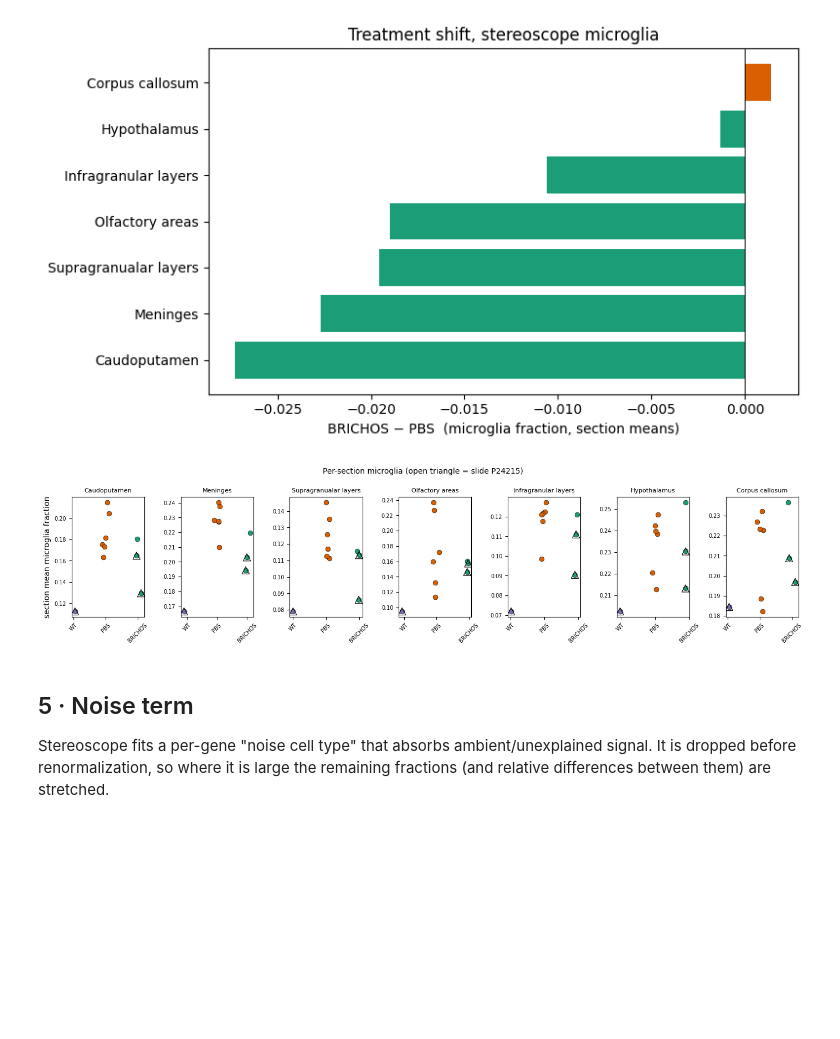
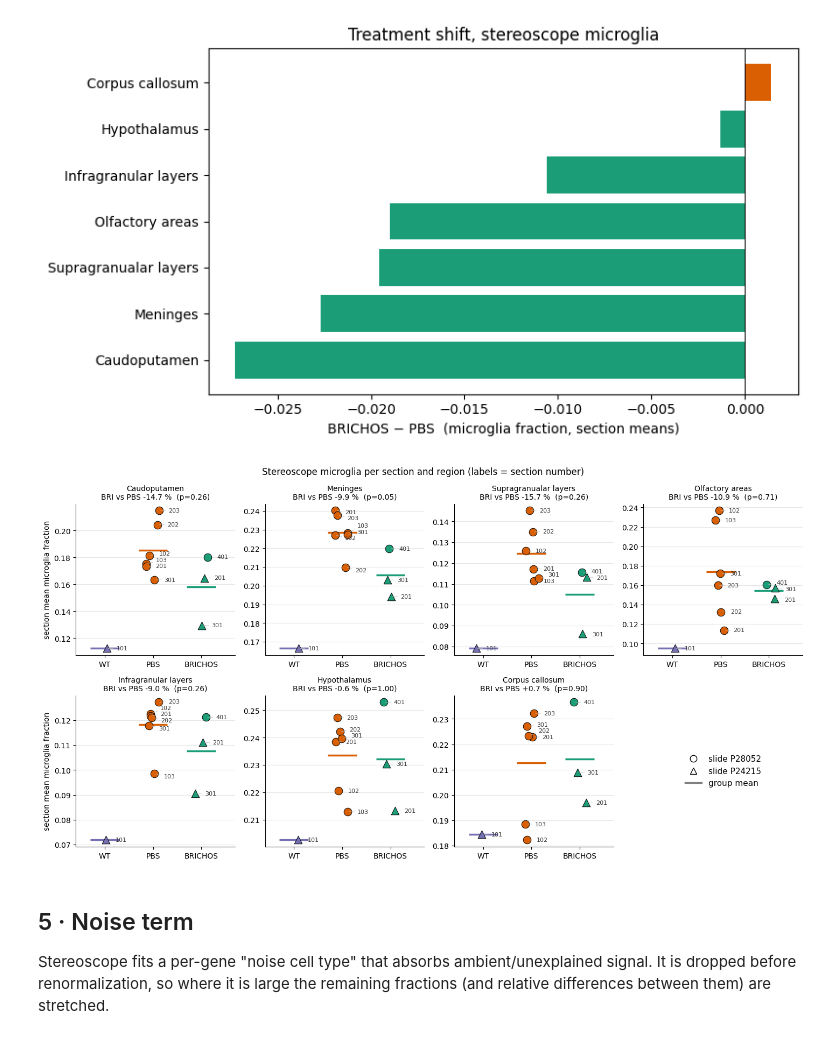
Before and after one commit to christoffermattssonlangseth/ST-BRICHOS, a Jupyter notebook: notebooks/03/09e-stereoscope-results.ipynb, the cells around one changed output. Saved outputs shown, nothing was run; the diff lists cells and outputs as text; code cells hidden in the pictures; blank space fills up the shorter version.

```diff
--- a/notebooks/03/09e-stereoscope-results.ipynb
+++ b/notebooks/03/09e-stereoscope-results.ipynb
@@ -129,23 +129,60 @@ ax.set_title('Treatment shift, stereoscope microglia'); plt.tight_layout(); plt.
 [figure]
 # %%
 # per-section view: is the shift carried by the P24215 BRICHOS sections?
+from matplotlib.lines import Line2D
 regions = shift['region'].tolist()
-fig, axes = plt.subplots(1, len(regions), figsize=(2.0 * len(regions), 3.4), sharey=False)
-for ax, r in zip(axes, regions):
+ncol = 4
+nrow = int(np.ceil(len(regions) / ncol))
+fig, axes = plt.subplots(nrow, ncol, figsize=(3.6 * ncol, 3.8 * nrow))
+MARK = {'P28052': 'o', 'P24215': '^'}
+rng = np.random.default_rng(0)
+def label_points(ax, xs, ys, labels, x_off=.2, min_gap=.045):
+    """Section labels to the right of the points, nudged apart vertically (min_gap = fraction of y-range)."""
+    lo, hi = sec.loc[sec[REG] == r, 'mean'].agg(['min', 'max'])
+    gap = min_gap * (hi - lo)
+    idx = np.argsort(ys)
+    ly = np.array(ys, dtype=float)[idx]
+    for k in range(1, len(ly)):
+        ly[k] = max(ly[k], ly[k - 1] + gap)
+    ly -= (ly.mean() - np.mean(np.array(ys)[idx])) if len(ly) > 1 and ly[-1] > max(ys) else 0
+    for (x, y), lab, yy in zip(np.c_[xs, ys][idx], np.array(labels)[idx], ly):
+        ax.annotate(lab, (x, y), xytext=(x + x_off, yy), textcoords='data', fontsize=8, va='center',
+                    color='#333', arrowprops=dict(arrowstyle='-', color='#bbb', lw=.5))
+
+for ax, r in zip(axes.flat, regions):
     g = sec[sec[REG] == r]
     for i, t in enumerate(order):
         gg = g[g[TREAT] == t]
-        xj = i + np.random.uniform(-.12, .12, len(gg))
-        ax.scatter(xj, gg['mean'], c=palette[t], s=40, edgecolor='k', lw=.4)
-        on24 = (gg['slide'] == 'P24215').values
-        ax.scatter(xj[on24], gg['mean'].values[on24], marker='^', s=90, facecolor='none', edgecolor='k', lw=.8)
-    ax.set_xticks(range(3)); ax.set_xticklabels(order, rotation=45, fontsize=7)
-    ax.set_title(r, fontsize=8); ax.tick_params(axis='y', labelsize=7)
-axes[0].set_ylabel('section mean microglia fraction')
-fig.suptitle('Per-section microglia (open triangle = slide P24215)', fontsize=10)
-plt.tight_layout(); plt.show()
+        if gg.empty:
+            continue
+        xj = i + rng.uniform(-.15, .15, len(gg))
+        for sl, mk in MARK.items():
+            m = (gg['slide'] == sl).values
+            ax.scatter(xj[m], gg['mean'].values[m], marker=mk, s=110, c=palette[t],
+                       edgecolor='k', lw=.7, zorder=3)
+        label_points(ax, xj, gg['mean'].values, gg['sample_id'].str.split('_').str[1].values)
+        ax.hlines(gg['mean'].mean(), i - .3, i + .3, color=palette[t], lw=2.5, zorder=2)
+    row_ = shift.set_index('region').loc[r]
+    ax.set_title(f"{r}\nBRI vs PBS {row_['pct']:+.1f} %  (p={row_['mwu_p']:.2f})", fontsize=10)
+    ax.set_xticks(range(3)); ax.set_xticklabels(order, fontsize=10)
+    ax.set_xlim(-.6, 2.7)
+    ax.grid(axis='y', alpha=.3)
+    for s in ('top', 'right'):
+        ax.spines[s].set_visible(False)
+for ax in axes.flat[len(regions):]:
+    ax.axis('off')
+for ax in axes[:, 0]:
+    ax.set_ylabel('section mean microglia fraction')
+handles = [Line2D([], [], marker='o', ls='', mfc='w', mec='k', ms=9, label='slide P28052'),
+           Line2D([], [], marker='^', ls='', mfc='w', mec='k', ms=9, label='slide P24215'),
+           Line2D([], [], color='grey', lw=2.5, label='group mean')]
+axes.flat[-1].legend(handles=handles, loc='center', frameon=False, fontsize=11)
+fig.suptitle('Stereoscope microglia per section and region (labels = section number)', fontsize=12)
+plt.tight_layout()
+fig.savefig(FIG / 'deconv_stereo_microglia_per_section_regions.png', dpi=200, bbox_inches='tight')
+plt.show()
 # %% [output]
-[figure, old version]
+[figure, new version]
 # %% [markdown]
 ## 5 · Noise term
 Stereoscope fits a per-gene "noise cell type" that absorbs ambient/unexplained signal. It is dropped before renormalization, so where it is large the remaining fractions (and relative differences between them) are stretched.
```
Also changed, not shown: 3 other files.
